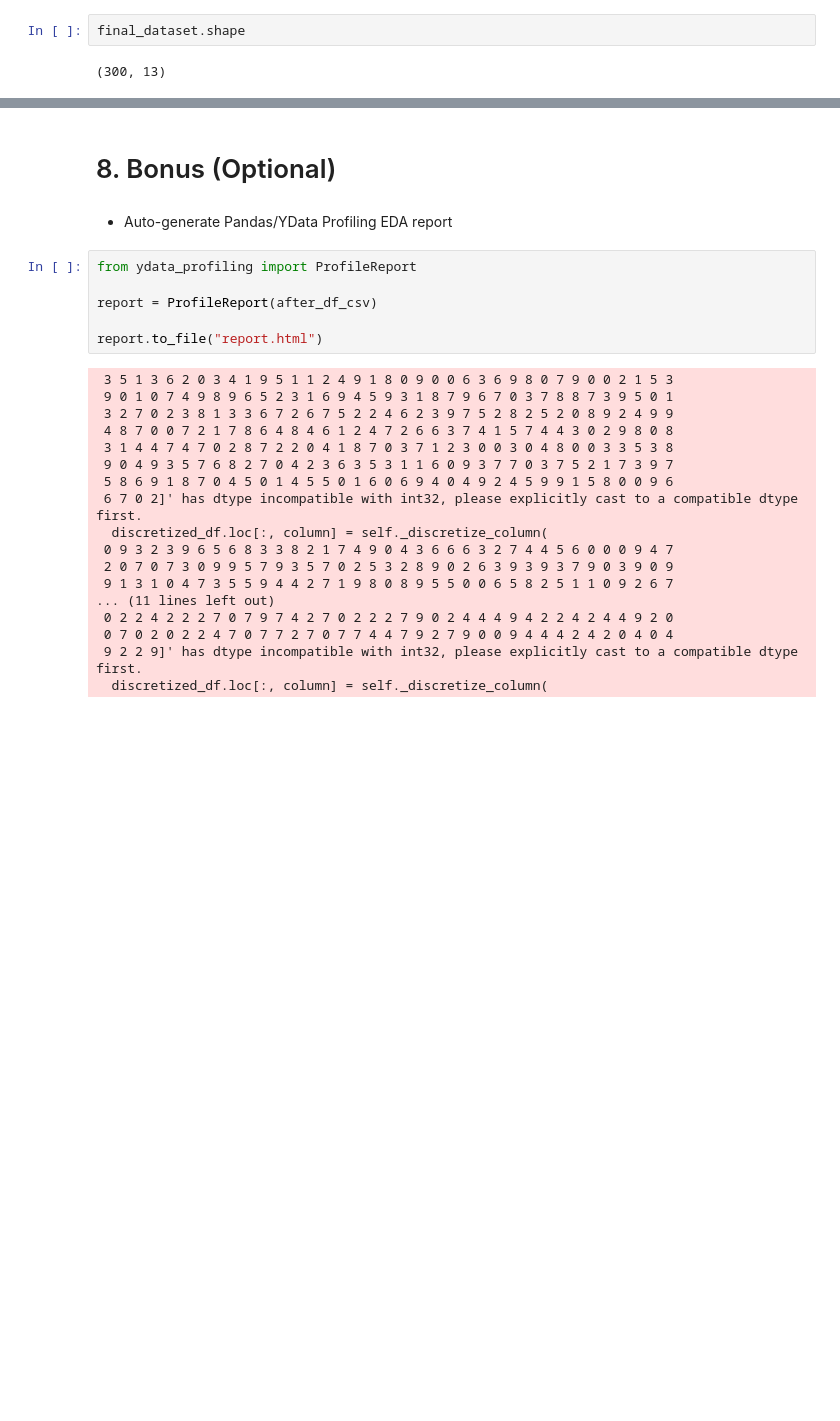
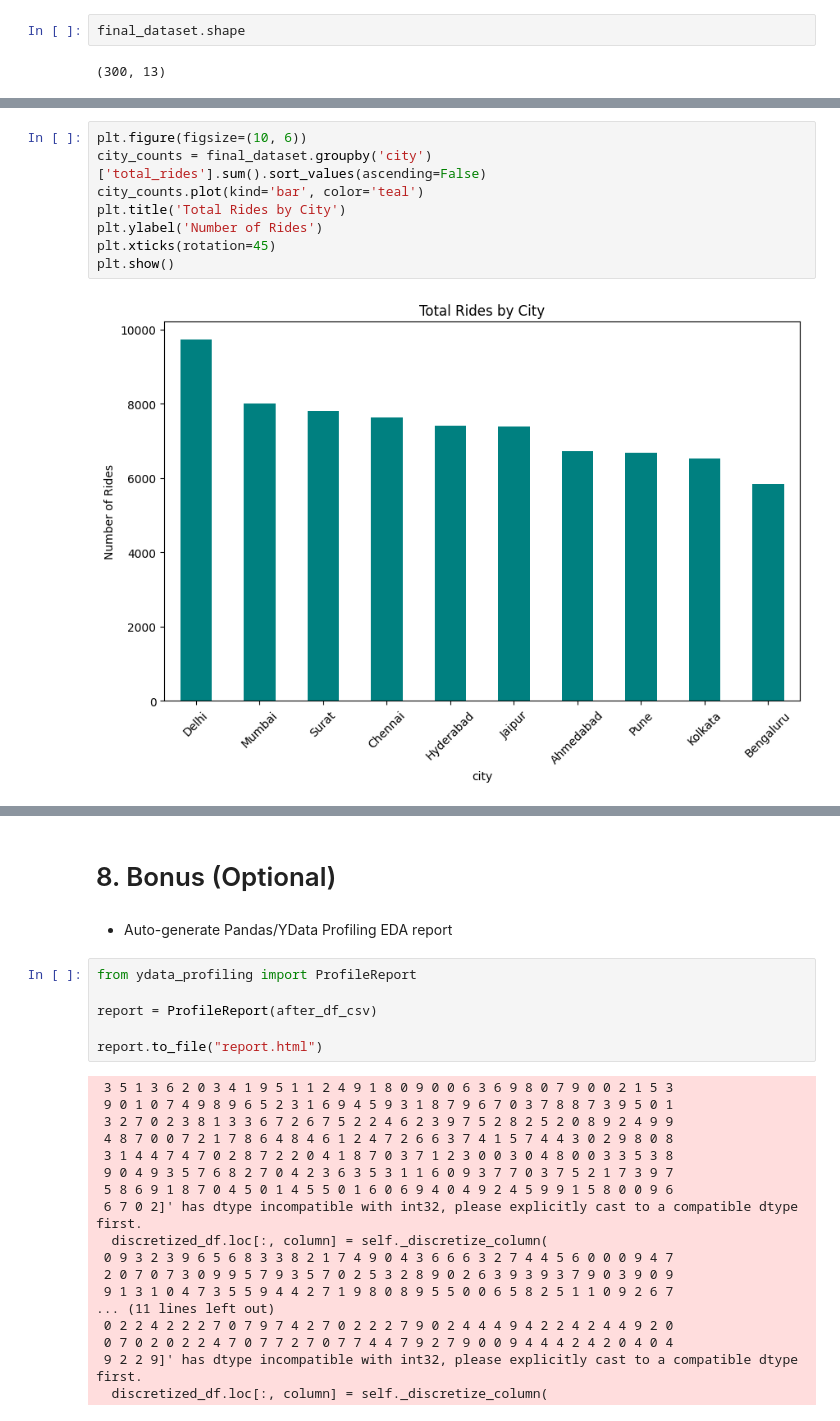
Before and after one commit to parthpbhagat/practical-exam-data-preprocessing, a Jupyter notebook: final_pr2.ipynb, the cells around one changed output, grey strips where cells are left out. Drawn from its saved outputs; the diff is of its cells as text; blank space fills up the shorter version.

```diff
--- a/final_pr2.ipynb
+++ b/final_pr2.ipynb
@@ -496,0 +507,10 @@ final_dataset.shape
+# %%
+plt.figure(figsize=(10, 6))
+city_counts = final_dataset.groupby('city')['total_rides'].sum().sort_values(ascending=False)
+city_counts.plot(kind='bar', color='teal')
+plt.title('Total Rides by City')
+plt.ylabel('Number of Rides')
+plt.xticks(rotation=45)
+plt.show()
+# %% [output]
+[figure, added]
```
Also changed, not shown: parts of 3 cells of this notebook, 1 other file.
